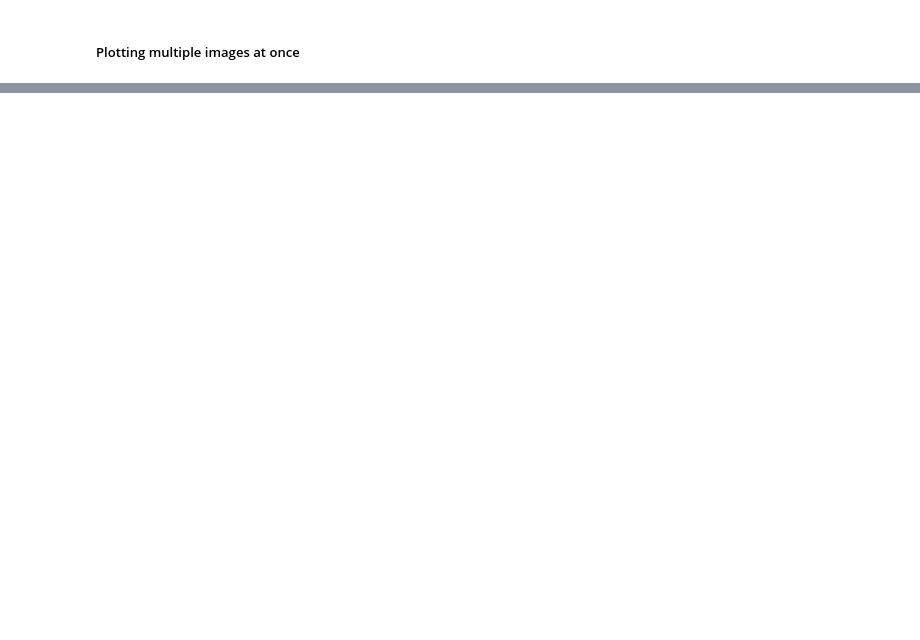
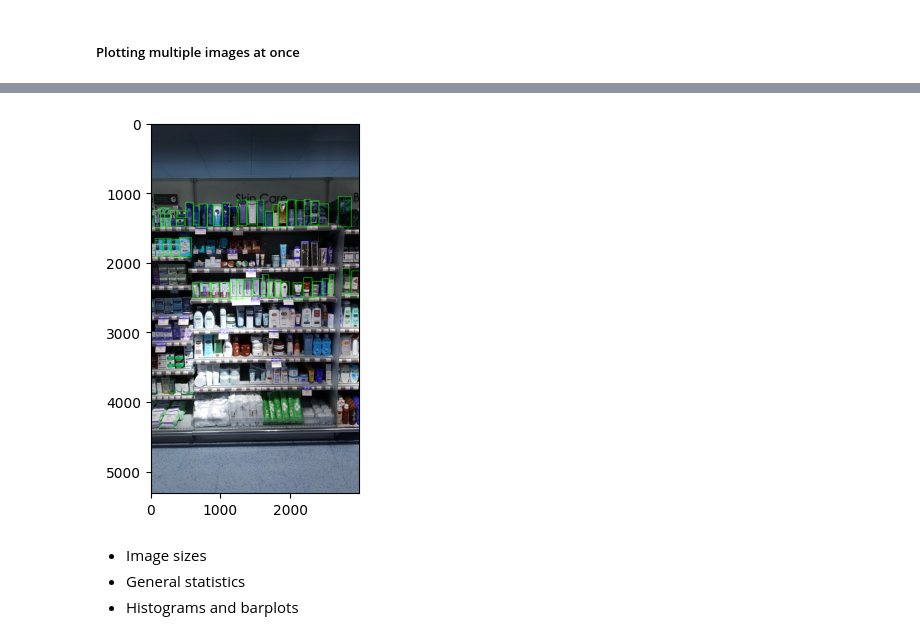
Before and after one commit to JotaCe7/Empty_Inventory_Detector, a Jupyter notebook: notebooks/EDA.ipynb, the cells around one changed output, grey strips where cells are left out. Saved outputs shown, nothing was run; the diff lists cells and outputs as text; code cells hidden in the pictures; blank space fills up the shorter version.

```diff
--- a/notebooks/EDA.ipynb
+++ b/notebooks/EDA.ipynb
@@ -36,0 +35,8 @@ for
+# %%
+tags_df = pd.DataFrame()
+
+# Reading in chunks
+for chunk_df in bboxes.read_csv_chunks(chunksize=50000):
+    tags_df = pd.concat( [tags_df,chunk_df] , ignore_index = True)
+
+tags_df
@@ -36,0 +57,8 @@ for
+# %%
+# Count images with less that `TAG_THRESH` tags
+TAG_THRESH = 50
+
+n_tags_per_image = tags_df.groupby('img_name').size().sort_values()
+failed_tags = n_tags_per_image[n_tags_per_image < TAG_THRESH]
+print('Number of failed images: ', failed_tags.shape[0])
+failed_tags
@@ -36,0 +84,8 @@ for
+# %%
+_ = bboxes.plot_bounding_boxes(img_name= failed_tags.index[-1])
+# %% [output]
+[figure, added]
+# %% [markdown]
+* Image sizes
+* General statistics
+* Histograms and barplots
```
Also changed, not shown: parts of 7 cells of this notebook, 1 other file.
